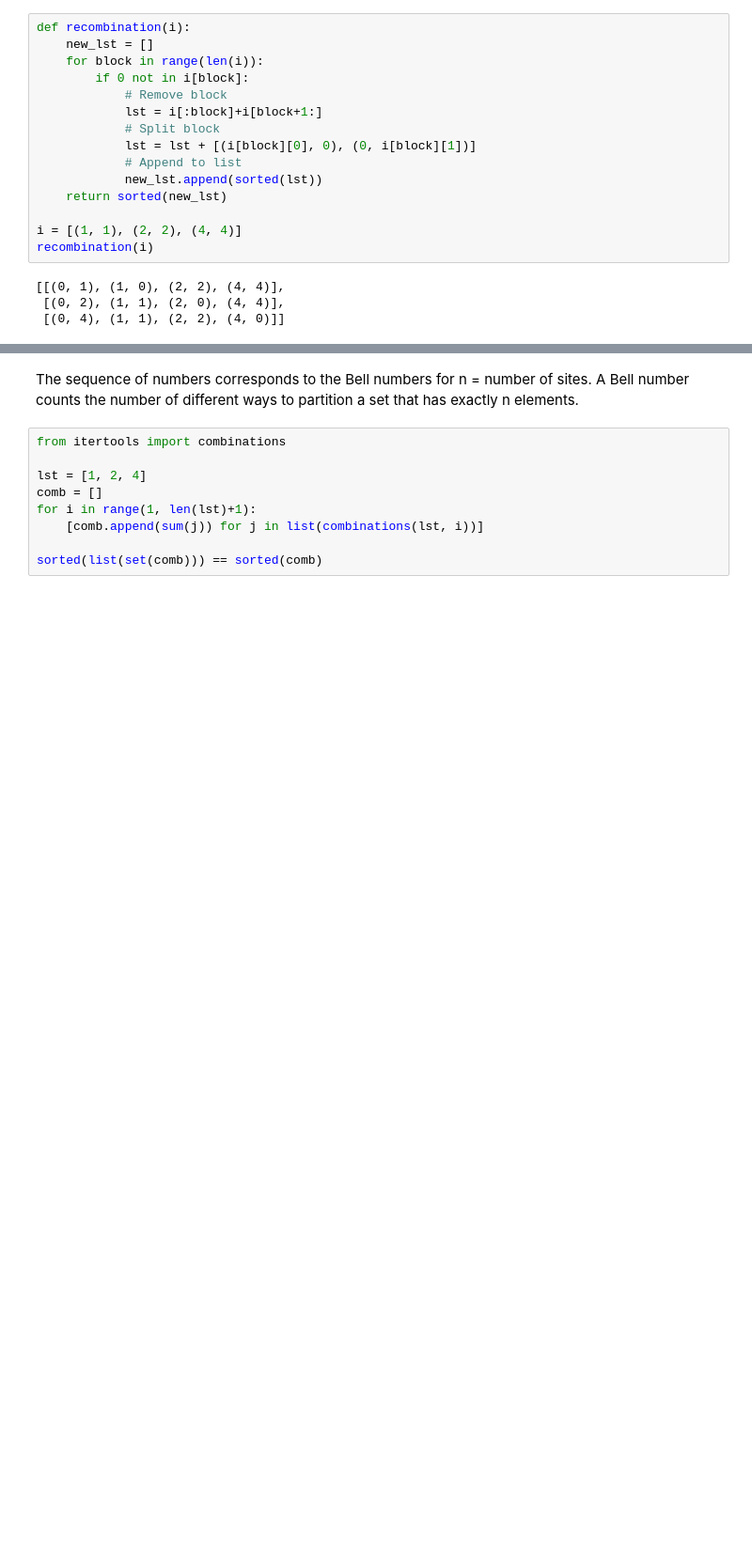
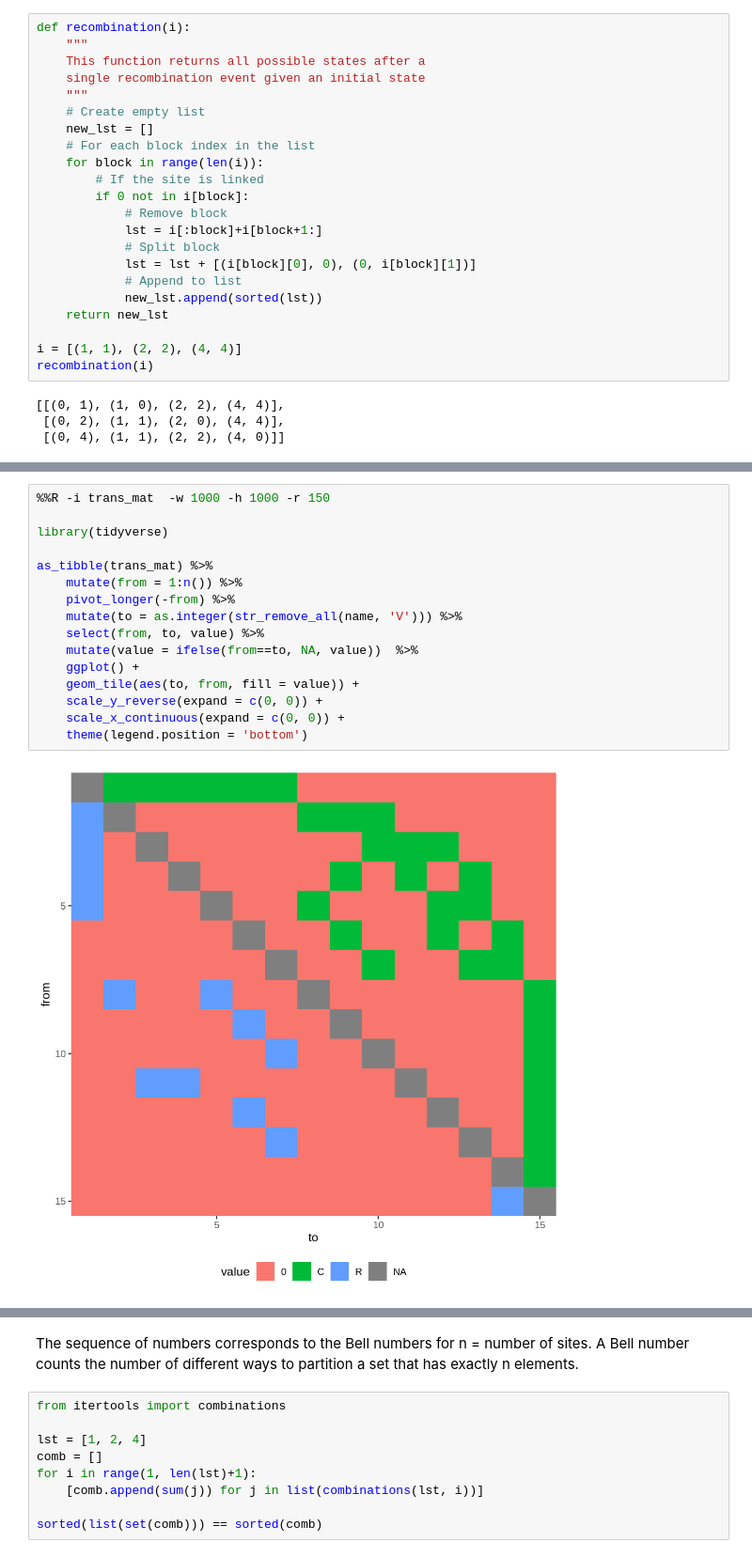
Before and after one commit to rivasiker/phasetype, a Jupyter notebook: scripts/01_msprime_simulations/03_state_space.ipynb, the cells around one changed output, grey strips where cells are left out. Shown at 94% size. Drawn from its saved outputs; the diff is of its cells as text; blank space fills up the shorter version.

```diff
--- a/scripts/01_msprime_simulations/03_state_space.ipynb
+++ b/scripts/01_msprime_simulations/03_state_space.ipynb
@@ -4,7 +8,14 @@ from IPython.display import SVG
 # %%
 def recombination(i):
+    """
+    This function returns all possible states after a
+    single recombination event given an initial state
+    """
+    # Create empty list
     new_lst = []
+    # For each block index in the list
     for block in range(len(i)):
+        # If the site is linked
         if 0 not in i[block]:
             # Remove block
             lst = i[:block]+i[block+1:]
@@ -12,7 +23,7 @@ def recombination(i):
             lst = lst + [(i[block][0], 0), (0, i[block][1])]
             # Append to list
             new_lst.append(sorted(lst))
-    return sorted(new_lst)
+    return new_lst
 
 i = [(1, 1), (2, 2), (4, 4)]
 recombination(i)
@@ -126 +178,19 @@ len(get_states_parallel(state_4))
+# %%
+%%R -i trans_mat  -w 1000 -h 1000 -r 150
+
+library(tidyverse)
+
+as_tibble(trans_mat) %>%
+    mutate(from = 1:n()) %>%
+    pivot_longer(-from) %>%
+    mutate(to = as.integer(str_remove_all(name, 'V'))) %>%
+    select(from, to, value) %>%
+    mutate(value = ifelse(from==to, NA, value))  %>%
+    ggplot() +
+    geom_tile(aes(to, from, fill = value)) +
+    scale_y_reverse(expand = c(0, 0)) +
+    scale_x_continuous(expand = c(0, 0)) +
+    theme(legend.position = 'bottom')
+# %% [output]
+[figure, added]
 # %%
```
Also changed, not shown: parts of 22 cells of this notebook.
